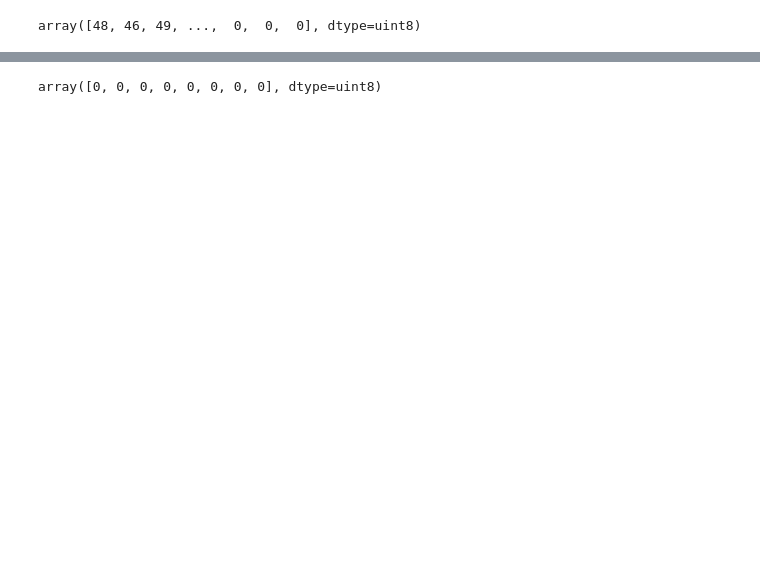
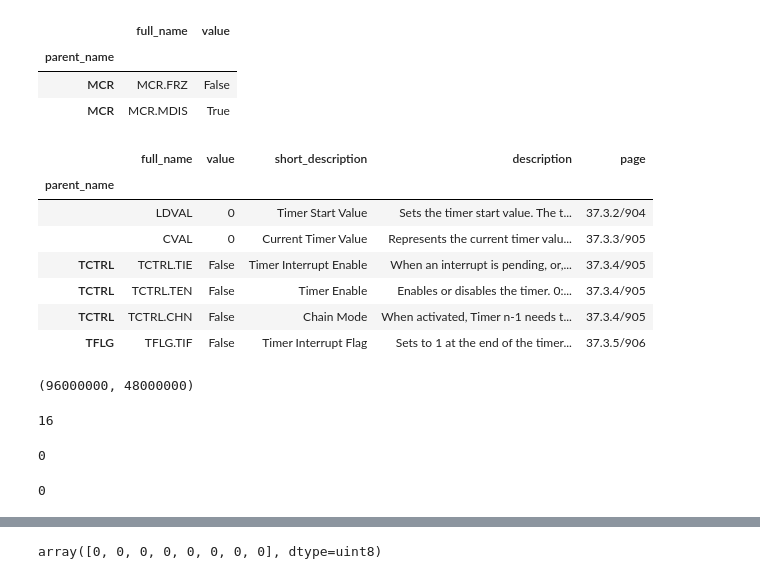
Before and after one commit to sci-bots/teensy-minimal-rpc, a Jupyter notebook: Example - read multiple channels.ipynb, the cells around one changed output, grey strips where cells are left out. Cells and saved outputs as stored; diff of their text form; code cells hidden in the pictures; blank space fills up the shorter version.

```diff
--- a/Example - read multiple channels.ipynb
+++ b/Example - read multiple channels.ipynb
@@ -36,0 +165,8 @@ array([0, 1, 2, 3, 4], dtype=uint32)
+# %%
+proxy.update_dma_TCD(0, XFER_REQUEST)
+tcd0 = dma.TCD.FromString(proxy.read_dma_TCD(0).tostring())
+df_tcd0 = resolve_field_values(tcd0)
+display(df_tcd0[['full_name', 'value']].dropna()
+        .join(TCD_DESCRIPTIONS, on='full_name')
+        [['full_name', 'value', 'short_description', 'page']]
+        .sort_values(['page','full_name']))
@@ -36,0 +202,2 @@ array([0, 1, 2, 3, 4], dtype=uint32)
+# %%
+proxy.update_dma_registers(CERQ=0)  # (ES=dma.R_ES())
@@ -36,0 +231,9 @@ array([0, 1, 2, 3, 4], dtype=uint32)
+# %%
+init_dma(proxy)
+proxy.update_dma_TCD(0, dma.TCD(CSR=dma.R_TCD_CSR(BWC=dma.R_TCD_CSR.NO_STALLS)))
+tcd0 = dma.TCD.FromString(proxy.read_dma_TCD(0).tostring())
+df_tcd0 = resolve_field_values(tcd0)
+display(df_tcd0[['full_name', 'value']].dropna()
+        .join(TCD_DESCRIPTIONS, on='full_name')
+        [['full_name', 'value', 'short_description', 'page']]
+        .sort_values(['page','full_name']))
@@ -36,0 +282,2 @@ array([0, 1, 2, 3, 4], dtype=uint32)
+# %%
+proxy.update_sim_SCGC6(sim.R_SCGC6(PIT=True))
@@ -37,4 +301,30 @@ array([0, 1, 2, 3, 4], dtype=uint32)
+# %%
+pit_registers = pit.Registers.FromString(proxy.read_pit_registers().tostring())
+df_pit_registers = resolve_field_values(pit_registers)
+display(df_pit_registers[['full_name', 'value']].dropna())
+
+pit_tmr0 = pit.TimerConfig.FromString(proxy.read_pit_timer_config(0).tostring())
+df_pit_tmr0 = resolve_field_values(pit_tmr0)
+display(df_pit_tmr0[['full_name', 'value']].dropna()
+        .join(TIMER_CONFIG_DESCRIPTIONS, on='full_name'))
+# %% [output]
+|  | full_name | value |
+| parent_name |  |  |
+| MCR | MCR.FRZ | False |
+| MCR | MCR.MDIS | True |
+|  | full_name | value | short_description | description | page |
+| parent_name |  |  |  |  |  |
+|  | LDVAL | 0 | Timer Start Value | Sets the timer start value. The t... | 37.3.2/904 |
+|  | CVAL | 0 | Current Timer Value | Represents the current timer valu... | 37.3.3/905 |
+| TCTRL | TCTRL.TIE | False | Timer Interrupt Enable | When an interrupt is pending, or,... | 37.3.4/905 |
+| TCTRL | TCTRL.TEN | False | Timer Enable | Enables or disables the timer. 0:... | 37.3.4/905 |
+| TCTRL | TCTRL.CHN | False | Chain Mode | When activated, Timer n-1 needs t... | 37.3.4/905 |
+| TFLG | TFLG.TIF | False | Timer Interrupt Flag | Sets to 1 at the end of the timer... | 37.3.5/906 |
+# %%
+proxy.D__F_CPU(), proxy.D__F_BUS()
+# %% [output]
+(96000000, 48000000)
 # %%
-proxy.get_buffer()
+proxy.dma_channel_count()
 # %% [output]
-array([48, 46, 49, ...,  0,  0,  0], dtype=uint8)
+16
@@ -41,3 +342,20 @@ array([48, 46, 49, ...,  0,  0,  0], dtype=uint8)
+# %%
+# tcd.CSR.BWC = dma.R_TCD_CSR.E_BWC.Value('STALL_4_CYCLES')
+tcd = dma.TCD(SADDR=1234)
+# tcd.CSR.BWC = dma.R_TCD_CSR.E_BWC.Value('NO_STALLS')
+proxy.update_dma_TCD(0, tcd.SerializeToString())
+# %% [output]
+0
+# %%
+tcd.SADDR = 1234
+tcd.SLAST = -1
+tcd.DADDR = 4321
+tcd.DLASTSGA = -1
+tcd.NBYTES_MLNO = 4
+tcd.CSR.BWC = dma.R_TCD_CSR.E_BWC.Value('NO_STALLS')
+proxy.update_dma_TCD(0, tcd.SerializeToString())
+# %% [output]
+0
 # %%
 # addr = proxy.mem_aligned_alloc_and_set(range(16), 16)
 # addr = proxy.mem_aligned_alloc(16, 24)
```
Also changed, not shown: parts of 30 cells of this notebook, 1 other file.
